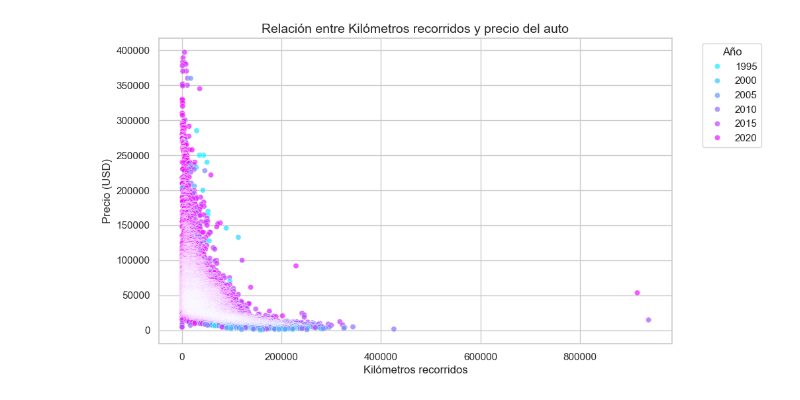
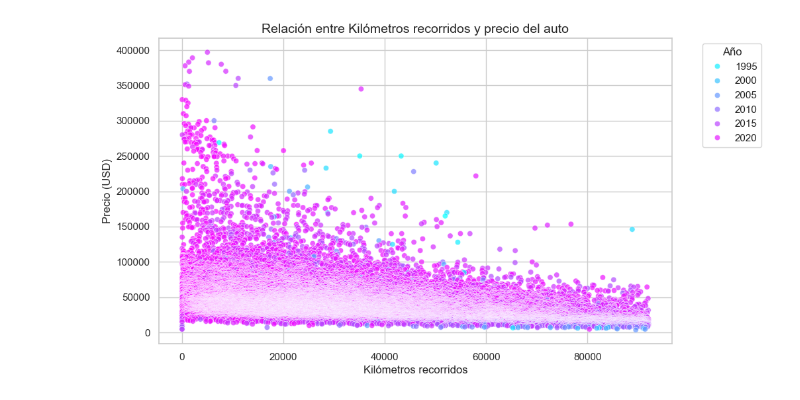
Before and after one commit to emalincic/Primer_Entrega_DS2, a Jupyter notebook: Asistencia_precios.ipynb, the cells around one changed output. Cells and saved outputs as stored; diff of their text form; code cells hidden in the pictures.

```diff
--- a/Asistencia_precios.ipynb
+++ b/Asistencia_precios.ipynb
@@ -52,16 +106,17 @@ Passing `palette` without assigning `hue` is deprecated and will be removed in v
 # %%
 # -----------------------------
 # Análisis: Kilómetros y valor del auto
 # -----------------------------
+Reduccion = data['Kilómetros'].quantile(0.9)
 plt.figure(figsize=(10, 6))
-sns.scatterplot(data=data, x="Kilómetros", y="Precio", hue="Año", palette="cool", alpha=0.7)
+sns.scatterplot(data=data[(data['Kilómetros']<Reduccion)], x="Kilómetros", y="Precio", hue="Año", palette="cool", alpha=0.7)
 plt.title("Relación entre Kilómetros recorridos y precio del auto", fontsize=14)
 plt.ylabel("Precio (USD)")
 plt.xlabel("Kilómetros recorridos")
 plt.legend(title="Año", bbox_to_anchor=(1.05, 1), loc="upper left")
 plt.show()
 # %% [output]
-[figure, old version]
+[figure, new version]
 # %%
 # -----------------------------
 # Análisis: Daños o accidentes
```
Also changed, not shown: parts of 15 cells of this notebook.
